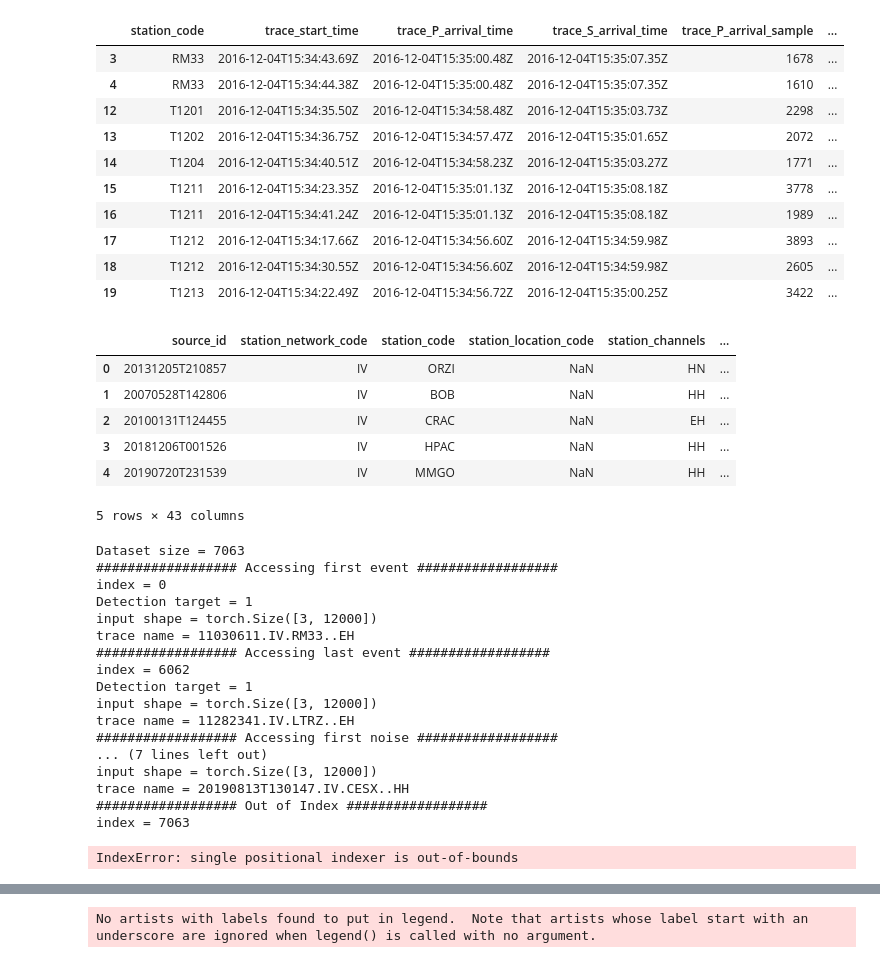
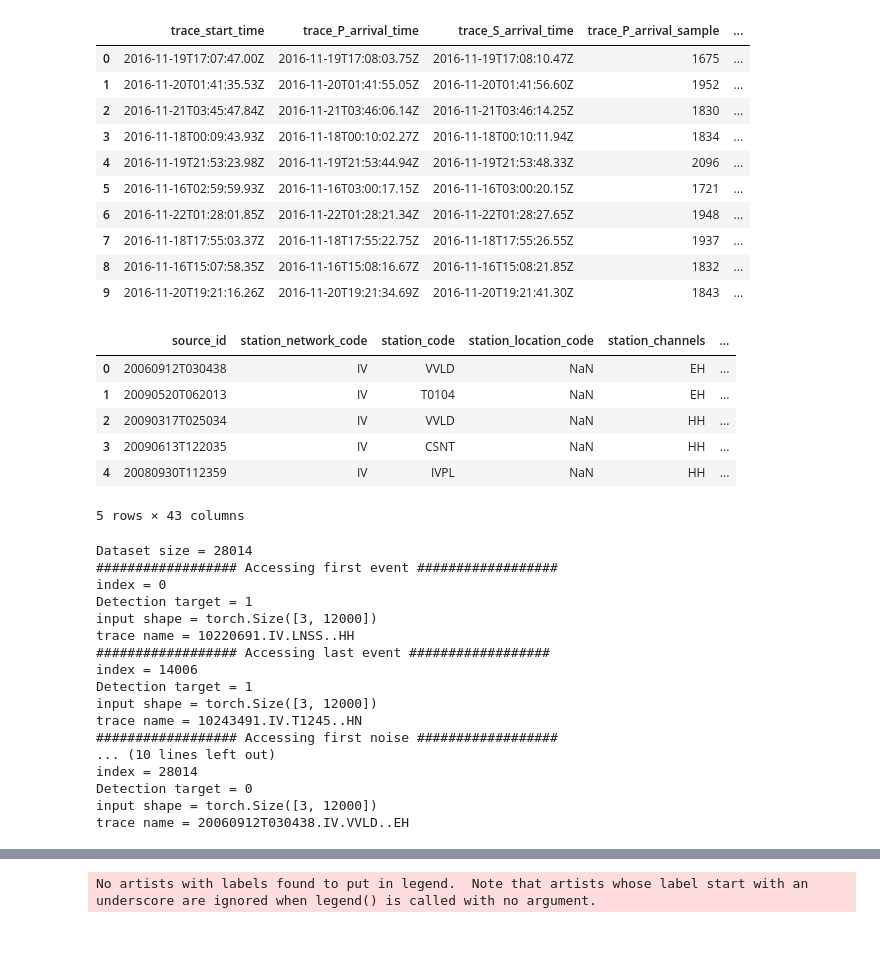
Before and after one commit to damoursm/earthquake, a Jupyter notebook: explore_data.ipynb, the cells around one changed output, grey strips where cells are left out. Cells and saved outputs as stored; diff of their text form; code cells hidden in the pictures.

Commit message:
Made correction for balanced 20k sample test

```diff
--- a/explore_data.ipynb
+++ b/explore_data.ipynb
@@ -9,10 +9,15 @@ import h5py
 from torchinfo import summary
 from nn.eq_transformer import DataGenerator
 # %%
-event_hdf5_file = "data/instance_samples/Instance_events_counts_10k.hdf5"
-event_metadata_file = "data/instance_samples/metadata_Instance_events_10k.csv"
-noise_hdf5_file = "data/instance_samples/Instance_noise_1k.hdf5"
-noise_metadata_file = "data/instance_samples/metadata_Instance_noise_1k.csv"
+# event_hdf5_file = "data/instance_samples/Instance_events_counts_10k.hdf5"
+# event_metadata_file = "data/instance_samples/metadata_Instance_events_10k.csv"
+# noise_hdf5_file = "data/instance_samples/Instance_noise_1k.hdf5"
+# noise_metadata_file = "data/instance_samples/metadata_Instance_noise_1k.csv"
+
+event_hdf5_file = "data/instance_samples/earthquake_20k.hdf5"
+event_metadata_file = "data/instance_samples/earthquake_20k.csv"
+noise_hdf5_file = "data/instance_samples/noise_20k.hdf5"
+noise_metadata_file = "data/instance_samples/noise_20k.csv"
 # %%
 
 def _shuffle_events(event_metadata_file, noise_metadata_file, random_state, output_event_metadata_file, output_noise_metadata_file, balance=False, remove_empty_phase=False):
@@ -59,7 +64,9 @@ def _shuffle_events(event_metadata_file, noise_metadata_file, random_state, outp
     noise_metadata = noise_metadata.sample(frac=1, random_state=random_state)
 
     if balance:
-        event_metadata = event_metadata.head(noise_metadata.shape[0])
+        min_count = min(event_metadata.shape[0], noise_metadata.shape[0])
+        event_metadata = event_metadata.head(min_count)
+        noise_metadata = noise_metadata.head(min_count)
 
     event_metadata.to_csv(output_event_metadata_file, index=False)
     noise_metadata.to_csv(output_noise_metadata_file, index=False)
@@ -77,50 +84,50 @@ shuffled_event_metadata_file, shuffled_noise_metadata_file = _shuffle_events(
     remove_empty_phase=True
 )
 # %%
-event_metadata = pd.read_csv(event_metadata_file, usecols=["station_code", "trace_name", 'trace_start_time', 'trace_P_arrival_time', 'trace_S_arrival_time', 'trace_P_arrival_sample', 'trace_S_arrival_sample', 'trace_GPD_P_number', 'trace_GPD_S_number', 'trace_EQT_P_number', 'trace_EQT_S_number', 'trace_EQT_number_detections'])
+event_metadata = pd.read_csv(shuffled_event_metadata_file, usecols=["trace_name", 'trace_start_time', 'trace_P_arrival_time', 'trace_S_arrival_time', 'trace_P_arrival_sample', 'trace_S_arrival_sample', 'trace_GPD_P_number', 'trace_GPD_S_number', 'trace_EQT_P_number', 'trace_EQT_S_number', 'trace_EQT_number_detections'])
 
 event_metadata = event_metadata[event_metadata["trace_P_arrival_sample"].notna() & event_metadata["trace_S_arrival_sample"].notna()]
 
 event_metadata.head(10)
 # event_metadata.info(verbose=True)
 # event_metadata.describe()
 # event_metadata.shape
 
 # test = event_metadata['trace_S_arrival_sample'] - event_metadata['trace_P_arrival_sample']
 # test.describe()
 
 # print(event_metadata["trace_name"].iloc[4969])
 # print(event_metadata["trace_P_arrival_sample"][3])
 # %% [output]
-|  | station_code | trace_start_time | trace_P_arrival_time | trace_S_arrival_time | trace_P_arrival_sample | ... |
-| 3 | RM33 | 2016-12-04T15:34:43.69Z | 2016-12-04T15:35:00.48Z | 2016-12-04T15:35:07.35Z | 1678 | ... |
-| 4 | RM33 | 2016-12-04T15:34:44.38Z | 2016-12-04T15:35:00.48Z | 2016-12-04T15:35:07.35Z | 1610 | ... |
-| 12 | T1201 | 2016-12-04T15:34:35.50Z | 2016-12-04T15:34:58.48Z | 2016-12-04T15:35:03.73Z | 2298 | ... |
-| 13 | T1202 | 2016-12-04T15:34:36.75Z | 2016-12-04T15:34:57.47Z | 2016-12-04T15:35:01.65Z | 2072 | ... |
-| 14 | T1204 | 2016-12-04T15:34:40.51Z | 2016-12-04T15:34:58.23Z | 2016-12-04T15:35:03.27Z | 1771 | ... |
-| 15 | T1211 | 2016-12-04T15:34:23.35Z | 2016-12-04T15:35:01.13Z | 2016-12-04T15:35:08.18Z | 3778 | ... |
-| 16 | T1211 | 2016-12-04T15:34:41.24Z | 2016-12-04T15:35:01.13Z | 2016-12-04T15:35:08.18Z | 1989 | ... |
-| 17 | T1212 | 2016-12-04T15:34:17.66Z | 2016-12-04T15:34:56.60Z | 2016-12-04T15:34:59.98Z | 3893 | ... |
-| 18 | T1212 | 2016-12-04T15:34:30.55Z | 2016-12-04T15:34:56.60Z | 2016-12-04T15:34:59.98Z | 2605 | ... |
-| 19 | T1213 | 2016-12-04T15:34:22.49Z | 2016-12-04T15:34:56.72Z | 2016-12-04T15:35:00.25Z | 3422 | ... |
+|  | trace_start_time | trace_P_arrival_time | trace_S_arrival_time | trace_P_arrival_sample | ... |
+| 0 | 2016-11-19T17:07:47.00Z | 2016-11-19T17:08:03.75Z | 2016-11-19T17:08:10.47Z | 1675 | ... |
+| 1 | 2016-11-20T01:41:35.53Z | 2016-11-20T01:41:55.05Z | 2016-11-20T01:41:56.60Z | 1952 | ... |
+| 2 | 2016-11-21T03:45:47.84Z | 2016-11-21T03:46:06.14Z | 2016-11-21T03:46:14.25Z | 1830 | ... |
+| 3 | 2016-11-18T00:09:43.93Z | 2016-11-18T00:10:02.27Z | 2016-11-18T00:10:11.94Z | 1834 | ... |
+| 4 | 2016-11-19T21:53:23.98Z | 2016-11-19T21:53:44.94Z | 2016-11-19T21:53:48.33Z | 2096 | ... |
+| 5 | 2016-11-16T02:59:59.93Z | 2016-11-16T03:00:17.15Z | 2016-11-16T03:00:20.15Z | 1721 | ... |
+| 6 | 2016-11-22T01:28:01.85Z | 2016-11-22T01:28:21.34Z | 2016-11-22T01:28:27.65Z | 1948 | ... |
+| 7 | 2016-11-18T17:55:03.37Z | 2016-11-18T17:55:22.75Z | 2016-11-18T17:55:26.55Z | 1937 | ... |
+| 8 | 2016-11-16T15:07:58.35Z | 2016-11-16T15:08:16.67Z | 2016-11-16T15:08:21.85Z | 1832 | ... |
+| 9 | 2016-11-20T19:21:16.26Z | 2016-11-20T19:21:34.69Z | 2016-11-20T19:21:41.30Z | 1843 | ... |
 # %%
-noise_metadata = pd.read_csv(noise_metadata_file)
+noise_metadata = pd.read_csv(shuffled_noise_metadata_file)
 
 noise_metadata.head()
 
 # print(noise_metadata["trace_name"].iloc[170])
 # %% [output]
 |  | source_id | station_network_code | station_code | station_location_code | station_channels | ... |
-| 0 | 20131205T210857 | IV | ORZI | NaN | HN | ... |
-| 1 | 20070528T142806 | IV | BOB | NaN | HH | ... |
-| 2 | 20100131T124455 | IV | CRAC | NaN | EH | ... |
-| 3 | 20181206T001526 | IV | HPAC | NaN | HH | ... |
-| 4 | 20190720T231539 | IV | MMGO | NaN | HH | ... |
+| 0 | 20060912T030438 | IV | VVLD | NaN | EH | ... |
+| 1 | 20090520T062013 | IV | T0104 | NaN | EH | ... |
+| 2 | 20090317T025034 | IV | VVLD | NaN | HH | ... |
+| 3 | 20090613T122035 | IV | CSNT | NaN | HH | ... |
+| 4 | 20080930T112359 | IV | IVPL | NaN | HH | ... |
 5 rows × 43 columns
 # %%
 #Pass split percentage = [1] to not split and access the whole data
 
-dataset = InstanceDataset(event_hdf5_file, event_metadata_file, noise_hdf5_file, noise_metadata_file, "binary", split_index=0, split_percentage=[1], padding_type="sample", start_padding_value=100, end_padding_value=1000, target_phase=True, phase_padding=20)
+dataset = InstanceDataset(event_hdf5_file, shuffled_event_metadata_file, noise_hdf5_file, shuffled_noise_metadata_file, "binary", split_index=0, split_percentage=[1], padding_type="sample", start_padding_value=100, end_padding_value=1000, target_phase=True, phase_padding=20)
 
 print(f"Dataset size = {len(dataset)}")
 
@@ -162,25 +169,27 @@ print("################## Out of Index ##################")
 index = noise_metadata.shape[0] + event_metadata.shape[0]
 print(f"index = {index}")
 f1, t1, p1, s1, trace_name = dataset[index]
+print(f"Detection target = {t1}")
+print(f"input shape = {f1.shape}")
+print(f"trace name = {trace_name}")
 # %% [output]
-Dataset size = 7063
+Dataset size = 28014
 ################## Accessing first event ##################
 index = 0
 Detection target = 1
 input shape = torch.Size([3, 12000])
-trace name = 11030611.IV.RM33..EH
+trace name = 10220691.IV.LNSS..HH
 ################## Accessing last event ##################
-index = 6062
+index = 14006
 Detection target = 1
 input shape = torch.Size([3, 12000])
-trace name = 11282341.IV.LTRZ..EH
+trace name = 10243491.IV.T1245..HN
 ################## Accessing first noise ##################
-... (7 lines left out)
+... (10 lines left out)
+index = 28014
+Detection target = 0
 input shape = torch.Size([3, 12000])
-trace name = 20190813T130147.IV.CESX..HH
-################## Out of Index ##################
-index = 7063
+trace name = 20060912T030438.IV.VVLD..EH
-IndexError: single positional indexer is out-of-bounds
 # %%
 def get_3c_wave_form(filename, trace_name):
     with h5py.File(filename, 'r') as f:
```
Also changed, not shown: parts of 4 cells of this notebook, 1 other file.
